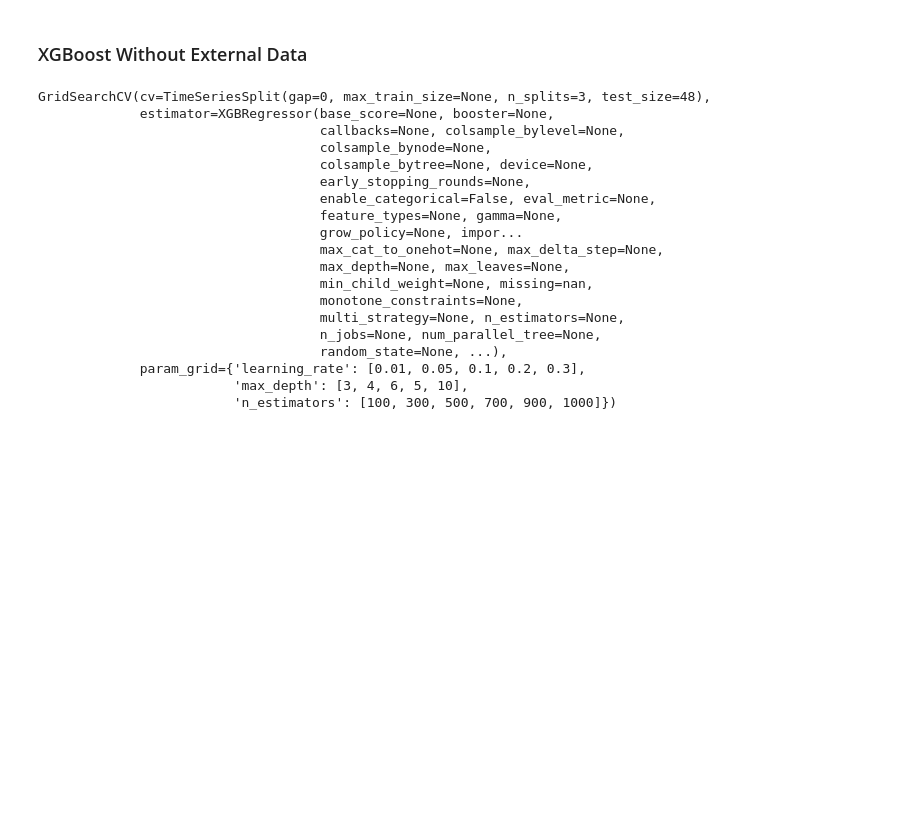
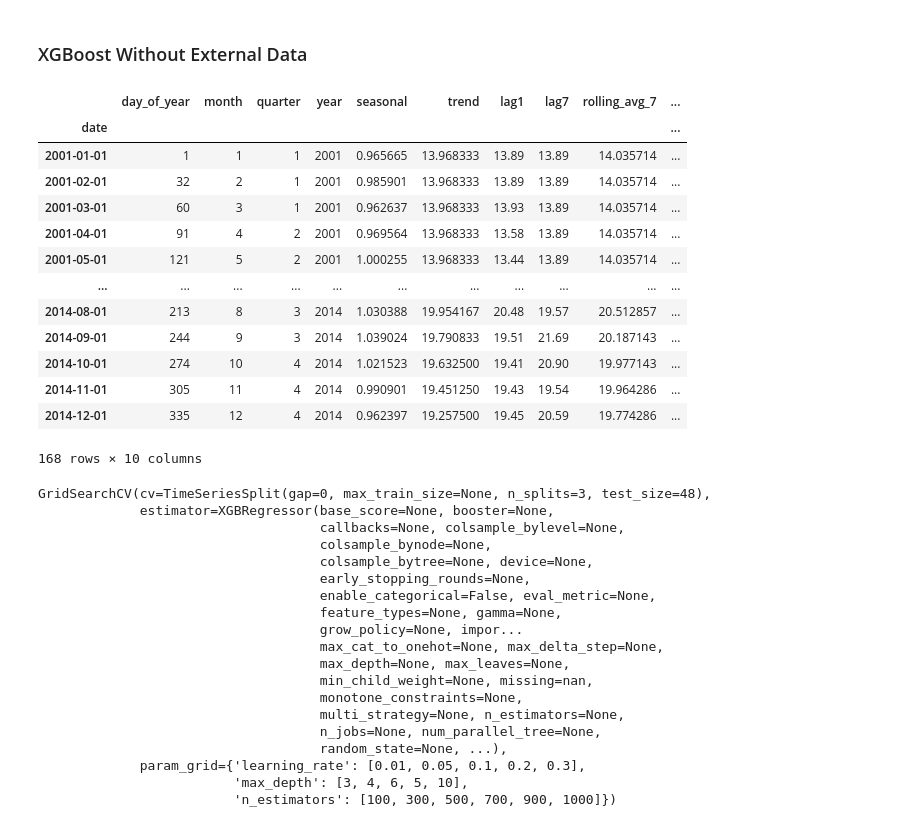
Before and after one commit to vanikanoria/ElectricityPriceForecasting, a Jupyter notebook: predicting-electricity-prices.ipynb, the cells around one changed output. Saved outputs shown, nothing was run; the diff lists cells and outputs as text; code cells hidden in the pictures; blank space fills up the shorter version.

```diff
--- a/predicting-electricity-prices.ipynb
+++ b/predicting-electricity-prices.ipynb
@@ -862,6 +858,25 @@ y_train_ext_var = y_train.reset_index().drop(['date'], axis=1)
 # Train Models
 # %% [markdown]
 ### XGBoost Without External Data
+# %%
+X_train = X_train.bfill()
+# %%
+X_train
+# %% [output]
+|  | day_of_year | month | quarter | year | seasonal | trend | lag1 | lag7 | rolling_avg_7 | ... |
+| date |  |  |  |  |  |  |  |  |  | ... |
+| 2001-01-01 | 1 | 1 | 1 | 2001 | 0.965665 | 13.968333 | 13.89 | 13.89 | 14.035714 | ... |
+| 2001-02-01 | 32 | 2 | 1 | 2001 | 0.985901 | 13.968333 | 13.89 | 13.89 | 14.035714 | ... |
+| 2001-03-01 | 60 | 3 | 1 | 2001 | 0.962637 | 13.968333 | 13.93 | 13.89 | 14.035714 | ... |
+| 2001-04-01 | 91 | 4 | 2 | 2001 | 0.969564 | 13.968333 | 13.58 | 13.89 | 14.035714 | ... |
+| 2001-05-01 | 121 | 5 | 2 | 2001 | 1.000255 | 13.968333 | 13.44 | 13.89 | 14.035714 | ... |
+| ... | ... | ... | ... | ... | ... | ... | ... | ... | ... | ... |
+| 2014-08-01 | 213 | 8 | 3 | 2014 | 1.030388 | 19.954167 | 20.48 | 19.57 | 20.512857 | ... |
+| 2014-09-01 | 244 | 9 | 3 | 2014 | 1.039024 | 19.790833 | 19.51 | 21.69 | 20.187143 | ... |
+| 2014-10-01 | 274 | 10 | 4 | 2014 | 1.021523 | 19.632500 | 19.41 | 20.90 | 19.977143 | ... |
+| 2014-11-01 | 305 | 11 | 4 | 2014 | 0.990901 | 19.451250 | 19.43 | 19.54 | 19.964286 | ... |
+| 2014-12-01 | 335 | 12 | 4 | 2014 | 0.962397 | 19.257500 | 19.45 | 20.59 | 19.774286 | ... |
+168 rows × 10 columns
 # %%
 model = XGBRegressor()
 cv_split = TimeSeriesSplit(n_splits=3, test_size=48)
```
Also changed, not shown: parts of 32 cells of this notebook.
